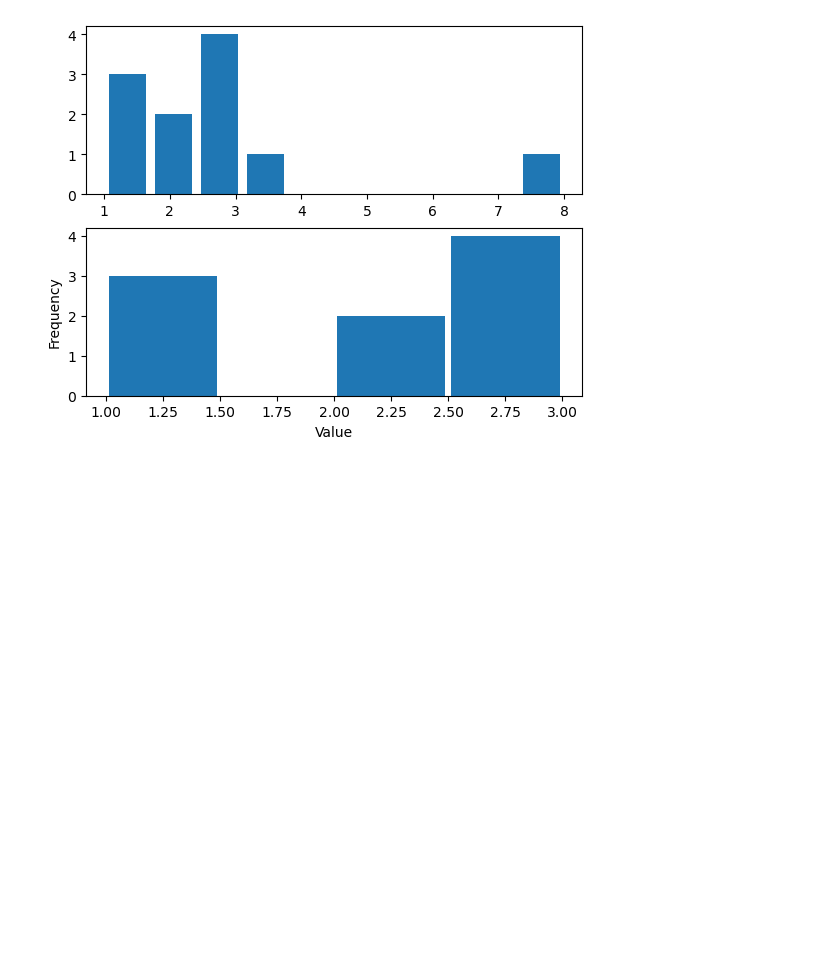
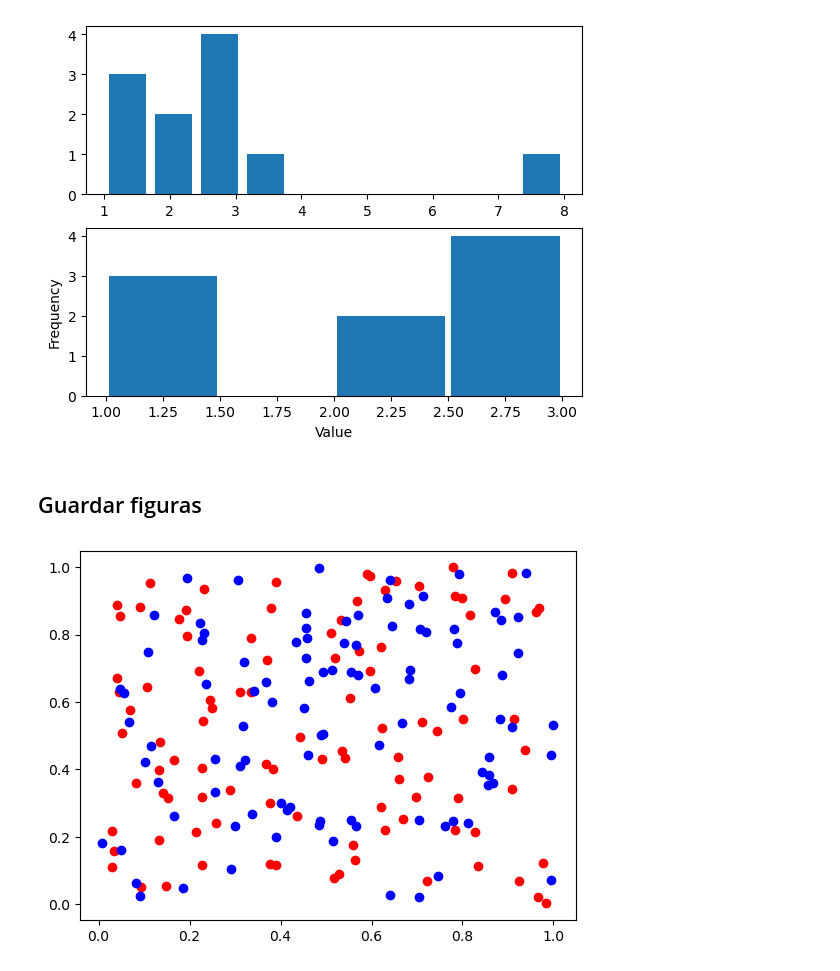
Before and after one commit to TerrazasJr316/email-detector, a Jupyter notebook: 03_Matplotlib.ipynb, the cells around one changed output. Drawn from its saved outputs; the diff is of its cells as text; code cells hidden in the pictures; blank space fills up the shorter version.

Commit message:
Guardar figuras | 17 - Sep

```diff
--- a/03_Matplotlib.ipynb
+++ b/03_Matplotlib.ipynb
@@ -184,3 +184,15 @@ plt.ylabel('Frequency')
 plt.show()
 # %% [output]
 [figure]
+# %% [markdown]
+## Guardar figuras
+# %%
+from numpy.random import rand
+x , y = rand(2, 100)
+x2, y2 = rand(2,100)
+plt.scatter(x, y, c = 'r')
+plt.scatter(x2, y2, c = 'b')
+
+plt.savefig("Grafica_de_pŕactica.png", transparent = True)
+# %% [output]
+[figure, added]
```
Also changed, not shown: 1 other file.
